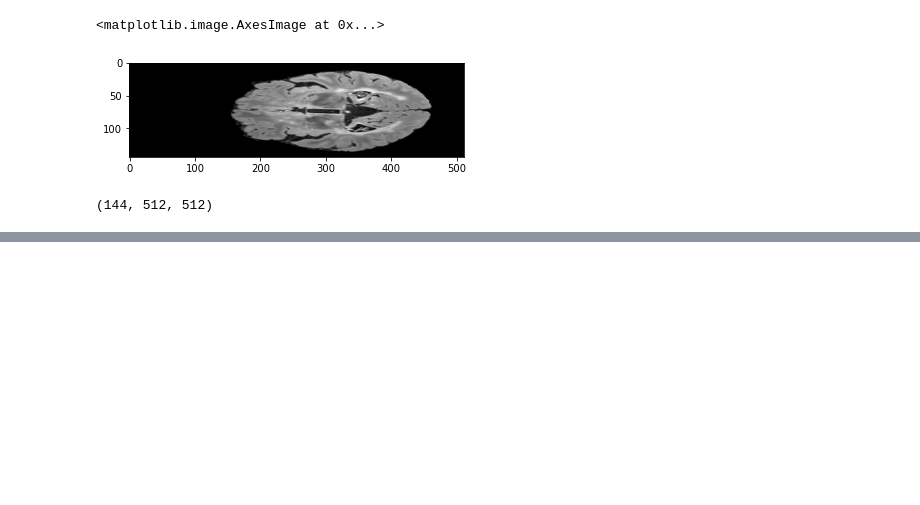
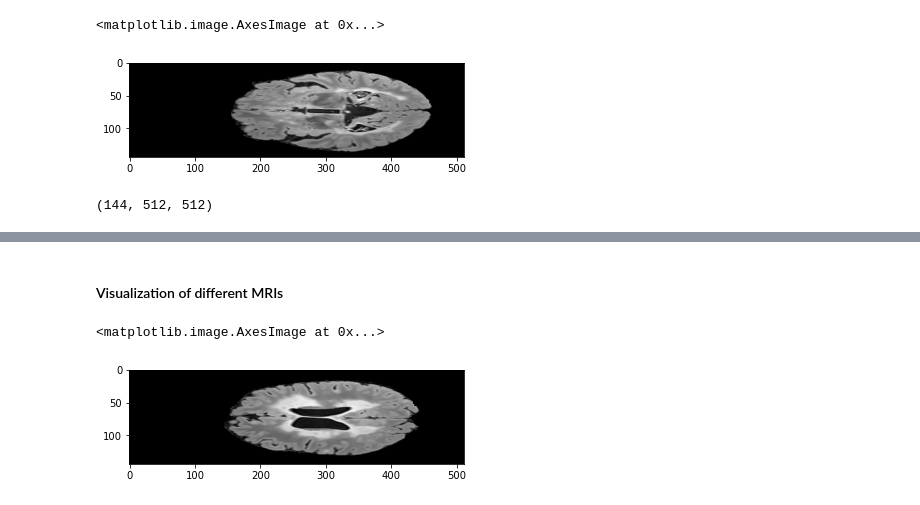
Before and after one commit to frblazquez/CNN_for_Multiple_Sclerosis, a Jupyter notebook: unet/unet_train.ipynb, the cells around one changed output, grey strips where cells are left out. Cells and saved outputs as stored; diff of their text form; code cells hidden in the pictures; blank space fills up the shorter version.

```diff
--- a/unet/unet_train.ipynb
+++ b/unet/unet_train.ipynb
@@ -177,0 +193,11 @@ plt.imshow(image_data[90,:,:], cmap="gray")
+# %%
+for i in range(1,16):
+    IMG_PATH = MICCAI_PATH + 'preprocessed/s'+str(i)+'/FLAIR_preprocessed.nii'
+    MSK_PATH = MICCAI_PATH + 'unprocessed/s'+str(i)+'/Consensus.nii'
+
+    img = nib.load(IMG_PATH)
+    msk = nib.load(MSK_PATH)
+
+    print(i)
+    print(np.array(img.dataobj).shape)
+    print(np.array(msk.dataobj).shape)
@@ -177,0 +222,11 @@ plt.imshow(image_data[90,:,:], cmap="gray")
+# %% [markdown]
+#### Visualization of different MRIs
+# %%
+imgs_path = [MICCAI_PATH + 'preprocessed/s'+str(i)+'/FLAIR_preprocessed.nii' for i in range(1,16)]
+masks_path= [MICCAI_PATH + 'unprocessed/s'+str(i)+'/Consensus.nii'           for i in range(1,16)]
+# %%
+IMG = 0
+SLICE = 350
+# %%
+data = nib.load(imgs_path[IMG])
+image_data = data.get_fdata()
@@ -177,0 +236,5 @@ plt.imshow(image_data[90,:,:], cmap="gray")
+# %%
+plt.imshow(image_data[:,:,SLICE], cmap="gray")
+# %% [output]
+<matplotlib.image.AxesImage at 0x...>
+[figure, added]
```
Also changed, not shown: parts of 21 cells of this notebook, 3 other files.
